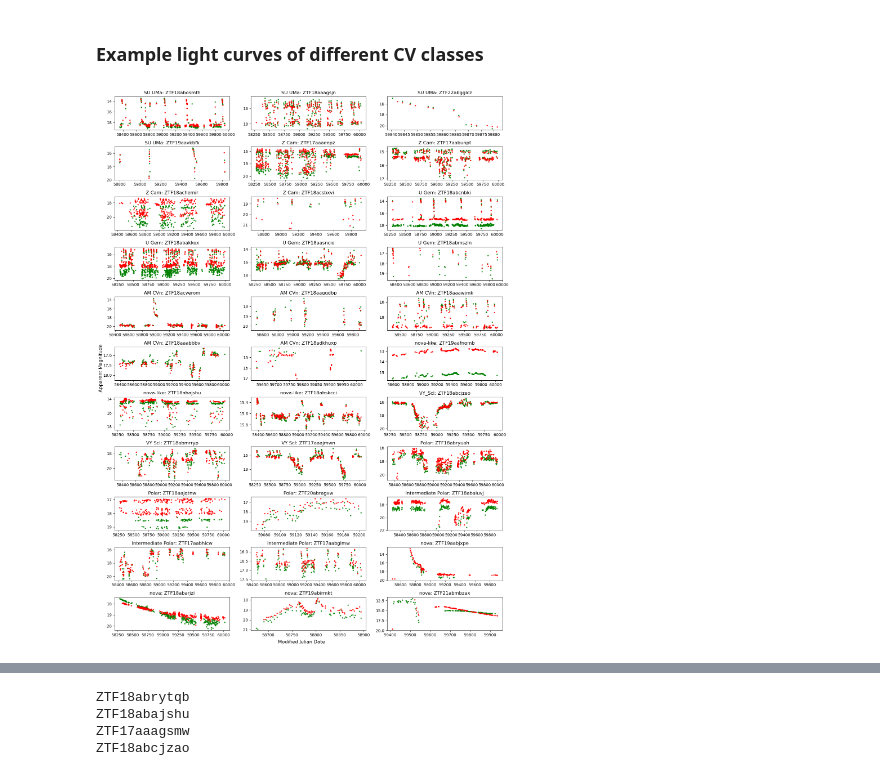
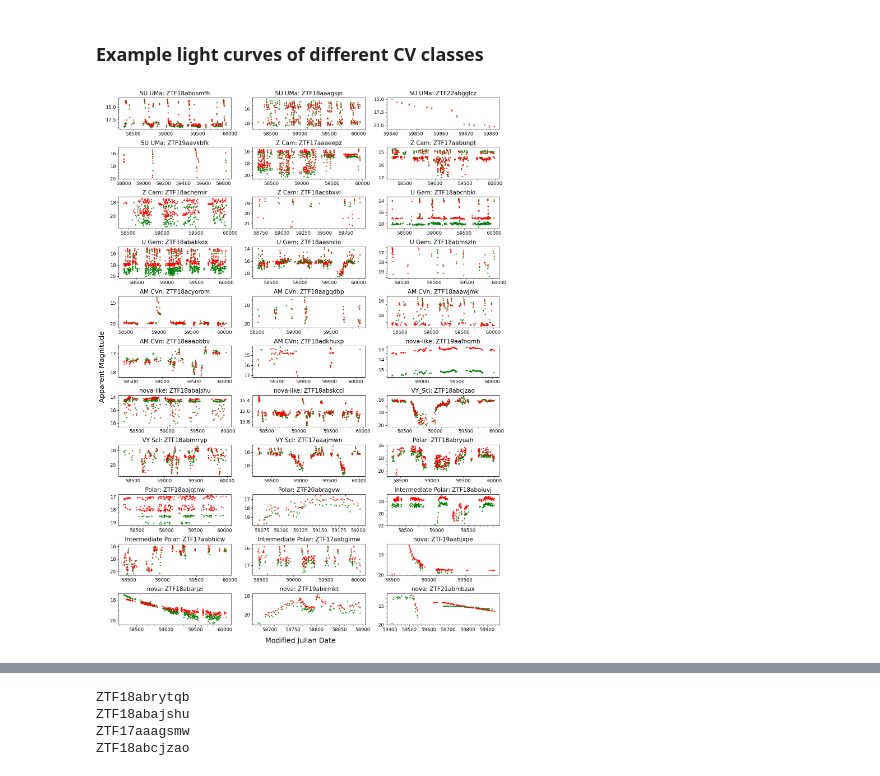
Before and after one commit to dharmesh1007/ZTF_code, a Jupyter notebook: source/99_test_plots.ipynb, the cells around one changed output, grey strips where cells are left out. Saved outputs shown, nothing was run; the diff lists cells and outputs as text; code cells hidden in the pictures.

```diff
--- a/source/99_test_plots.ipynb
+++ b/source/99_test_plots.ipynb
@@ -172,11 +172,15 @@ Name: labels_2, dtype: int64
 # %%
 from matplotlib import pyplot as plt
 from matplotlib.ticker import FormatStrFormatter
+from matplotlib.ticker import (MultipleLocator, AutoMinorLocator)
 
 
 fig, ax = plt.subplots(nrows=11,ncols=3,figsize=(15, 20), layout='tight')
-fig.supxlabel('Modified Julian Date')
-fig.supylabel('Apparent Magnitude')
+# plt.locator_params(axis='y', nbins=6)
+fig.set_tight_layout(True)
+# fig.xlabel('Modified Julian Date', fontsize=18, labelpad=100, loc='center')
+fig.supxlabel('Modified Julian Date', fontsize=18, x=0.5, y=0.005)
+fig.supylabel('Apparent Magnitude', fontsize=18)
 s=5
 fontsize = 10
 alpha = 0.9
@@ -210,35 +214,44 @@ source_class = np.array(['SU UMa', 'SU UMa', 'SU UMa',
 sources = sources.reshape(11,3)
 source_class = source_class.reshape(11,3)
 
 
 for row in range(11):
     for col in range(3):
         object = sources[row,col]
         try:
             lc_lasair = load_lasair_lc(object, path=f'../lightcurves_dataset/lasair_2023_03_25')
         except:
             # Create a folder within path for LCs if one does not exist
             if not os.path.exists(f'../lightcurves_dataset/lasair_non_dataset/cache'):
                 os.makedirs(f'../lightcurves_dataset/lasair_non_dataset/cache')
             download_lasair_lc([object], folderpath=f'../lightcurves_dataset/lasair_non_dataset', cache=f'../lightcurves_dataset/lasair_non_dataset/cache')
             lc_lasair = load_lasair_lc(object, path=f'../lightcurves_dataset/lasair_non_dataset')
 
         lc_lasair_appmag = lasair_clean(lc_lasair, limit=25, magerrlim=1)
 
         lc_g = lc_lasair_appmag[lc_lasair_appmag['fid'] == 1]
         lc_r = lc_lasair_appmag[lc_lasair_appmag['fid'] == 2]
-        ax[row,col].set_title(f'{source_class[row,col]}: {sources[row,col]}')
+        ax[row,col].set_title(f'{source_class[row,col]}: {sources[row,col]}', fontsize=15, fontweight='book')
         ax[row,col].scatter(lc_g['jd']-2400000.5, lc_g['dc_mag'], c='green', s=s, label='g', alpha=alpha)
         ax[row,col].scatter(lc_r['jd']-2400000.5, lc_r['dc_mag'], c='red', s=s, label='r', alpha=alpha)
         ax[row,col].xaxis.set_major_formatter(FormatStrFormatter('%.0f'))
         ax[row,col].invert_yaxis()
+        ax[row,col].locator_params(axis='x', nbins=6)
+        # set x axis tick label size
+        ax[row,col].xaxis.set_tick_params(labelsize=12)
+        # set y axis tick label size
+        ax[row,col].yaxis.set_tick_params(labelsize=12)
+        # put in x axis subticks
+        ax[row,col].xaxis.set_minor_locator(AutoMinorLocator())
+        # put in y axis subticks
+        ax[row,col].yaxis.set_minor_locator(AutoMinorLocator())
 
 
 fig.savefig(f'../figures/class_lightcurves.pdf', bbox_inches='tight', format='pdf')
 
 plt.show()
 # %% [output]
-[figure, old version]
+[figure, new version]
 # %%
 from matplotlib.ticker import FormatStrFormatter
 
```
Also changed, not shown: parts of 2 cells of this notebook, 10 other files.
